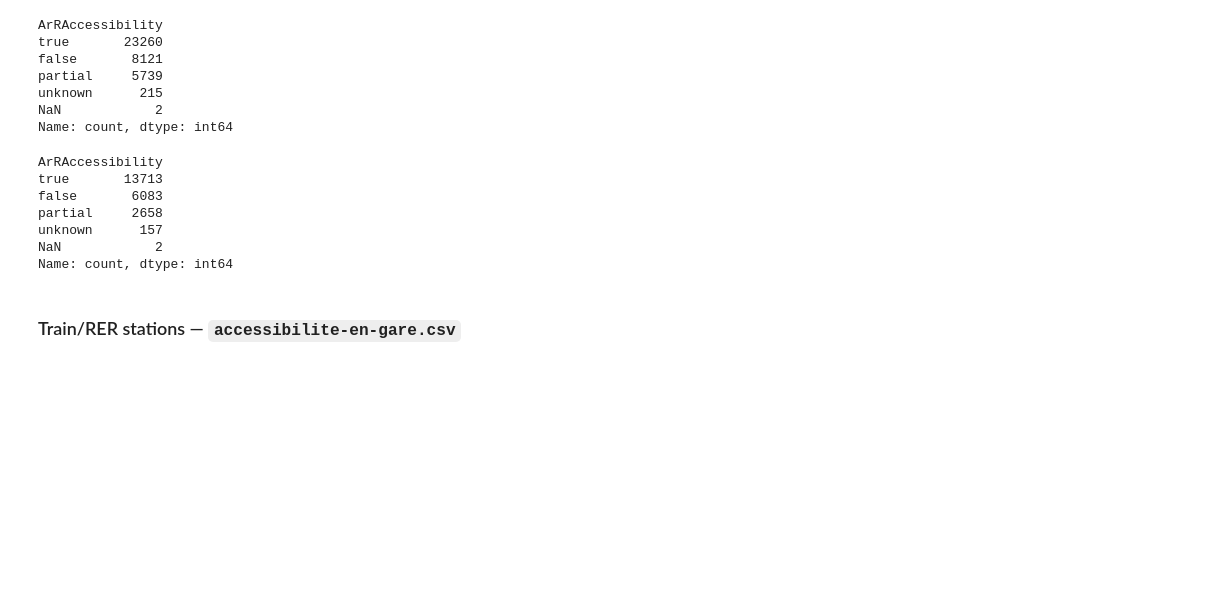
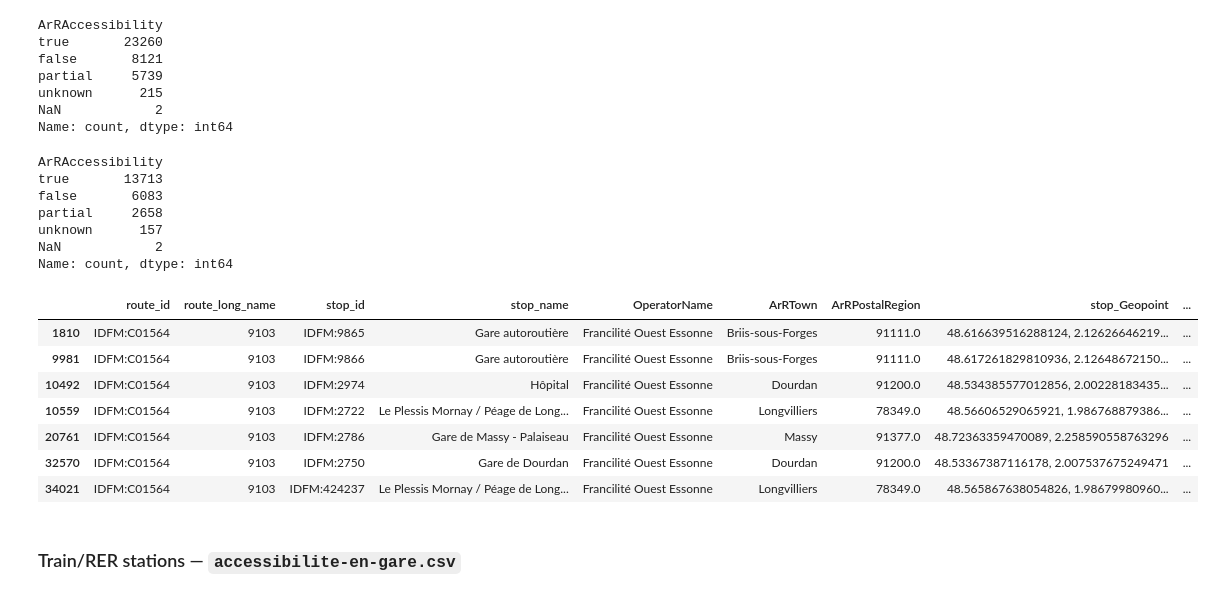
Before and after one commit to gefleury/transports-accessibles-idf, a Jupyter notebook: notebooks/explore_data.ipynb, the cells around one changed output. Cells and saved outputs as stored; diff of their text form; code cells hidden in the pictures; blank space fills up the shorter version.

```diff
--- a/notebooks/explore_data.ipynb
+++ b/notebooks/explore_data.ipynb
@@ -535,6 +535,20 @@ partial     2658
 unknown      157
 NaN            2
 Name: count, dtype: int64
+# %%
+(df_access_1
+ #.query("stop_name=='Gare de Massy - Palaiseau'")
+ .query("route_long_name=='9103'")
+)
+# %% [output]
+|  | route_id | route_long_name | stop_id | stop_name | OperatorName | ArRTown | ArRPostalRegion | stop_Geopoint | ... |
+| 1810 | IDFM:C01564 | 9103 | IDFM:9865 | Gare autoroutière | Francilité Ouest Essonne | Briis-sous-Forges | 91111.0 | 48.616639516288124, 2.12626646219... | ... |
+| 9981 | IDFM:C01564 | 9103 | IDFM:9866 | Gare autoroutière | Francilité Ouest Essonne | Briis-sous-Forges | 91111.0 | 48.617261829810936, 2.12648672150... | ... |
+| 10492 | IDFM:C01564 | 9103 | IDFM:2974 | Hôpital | Francilité Ouest Essonne | Dourdan | 91200.0 | 48.534385577012856, 2.00228183435... | ... |
+| 10559 | IDFM:C01564 | 9103 | IDFM:2722 | Le Plessis Mornay / Péage de Long... | Francilité Ouest Essonne | Longvilliers | 78349.0 | 48.56606529065921, 1.986768879386... | ... |
+| 20761 | IDFM:C01564 | 9103 | IDFM:2786 | Gare de Massy - Palaiseau | Francilité Ouest Essonne | Massy | 91377.0 | 48.72363359470089, 2.258590558763296 | ... |
+| 32570 | IDFM:C01564 | 9103 | IDFM:2750 | Gare de Dourdan | Francilité Ouest Essonne | Dourdan | 91200.0 | 48.53367387116178, 2.007537675249471 | ... |
+| 34021 | IDFM:C01564 | 9103 | IDFM:424237 | Le Plessis Mornay / Péage de Long... | Francilité Ouest Essonne | Longvilliers | 78349.0 | 48.565867638054826, 1.98679980960... | ... |
 # %% [markdown]
 ### Train/RER stations — `accessibilite-en-gare.csv`
 # %%
```
Also changed, not shown: 1 other file.
